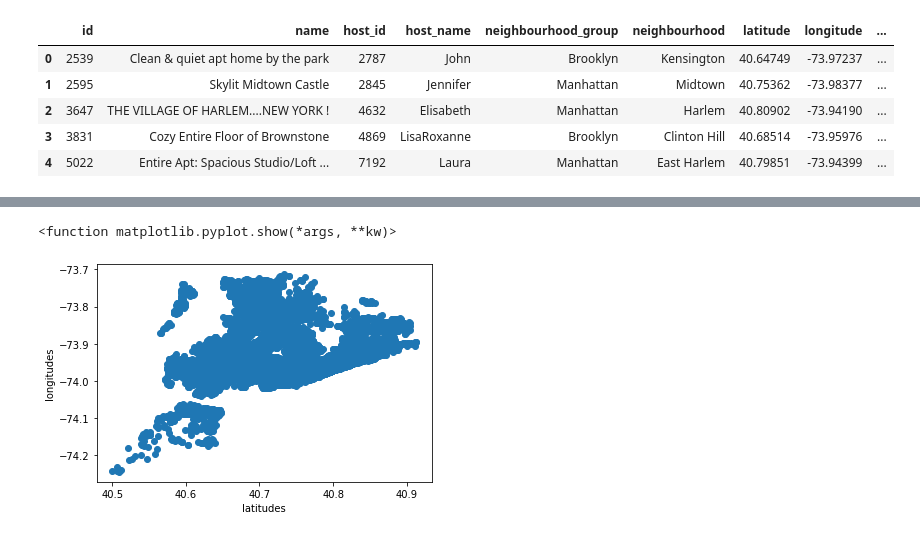
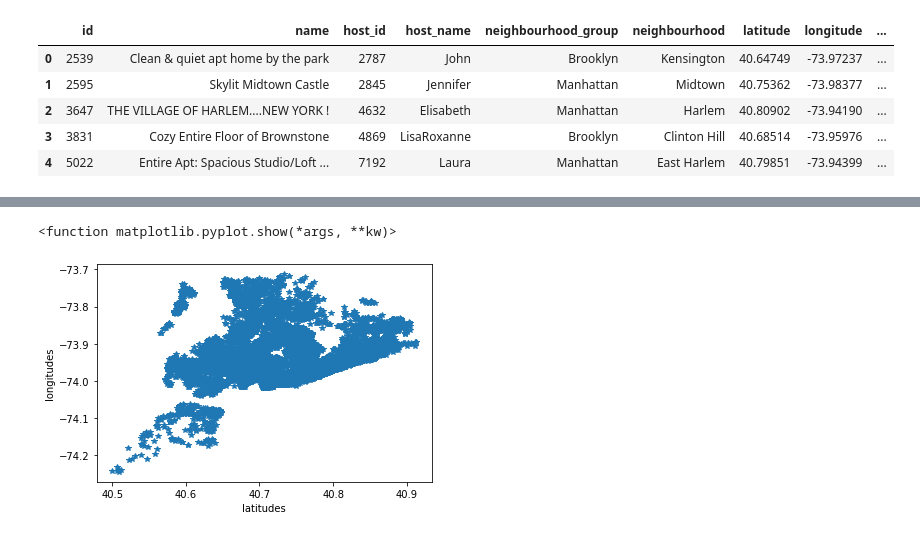
Before and after one commit to m123m12/Airbnb-Booking-Analysis, a Jupyter notebook: Copy_of_Airbnb_Bookings_Analysis_Capstone_Project.ipynb, the cells around one changed output, grey strips where cells are left out. Cells and saved outputs as stored; diff of their text form; code cells hidden in the pictures.

```diff
--- a/Copy_of_Airbnb_Bookings_Analysis_Capstone_Project.ipynb
+++ b/Copy_of_Airbnb_Bookings_Analysis_Capstone_Project.ipynb
@@ -143,10 +144,10 @@ airbnb_data.tail()
 # %%
 x=np.array(list(airbnb_data["latitude"]))
 y=np.array(list(airbnb_data["longitude"]))
-plt.plot(x,y,'o')
+plt.plot(x,y,'*')
 plt.xlabel('latitudes')
 plt.ylabel("longitudes")
 plt.show
 # %% [output]
 <function matplotlib.pyplot.show(*args, **kw)>
-[figure, old version]
+[figure, new version]
```
Also changed, not shown: parts of 3 cells of this notebook.
